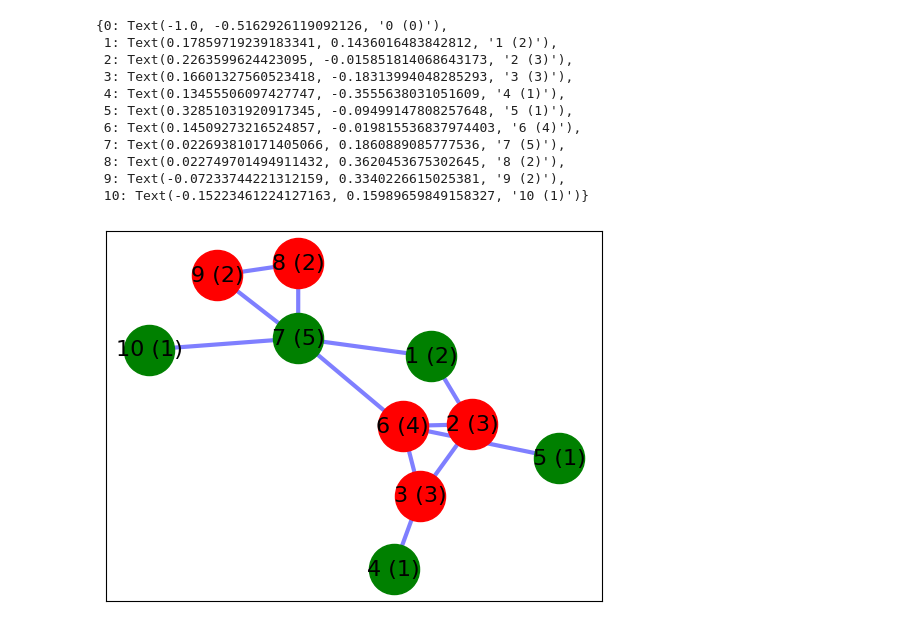
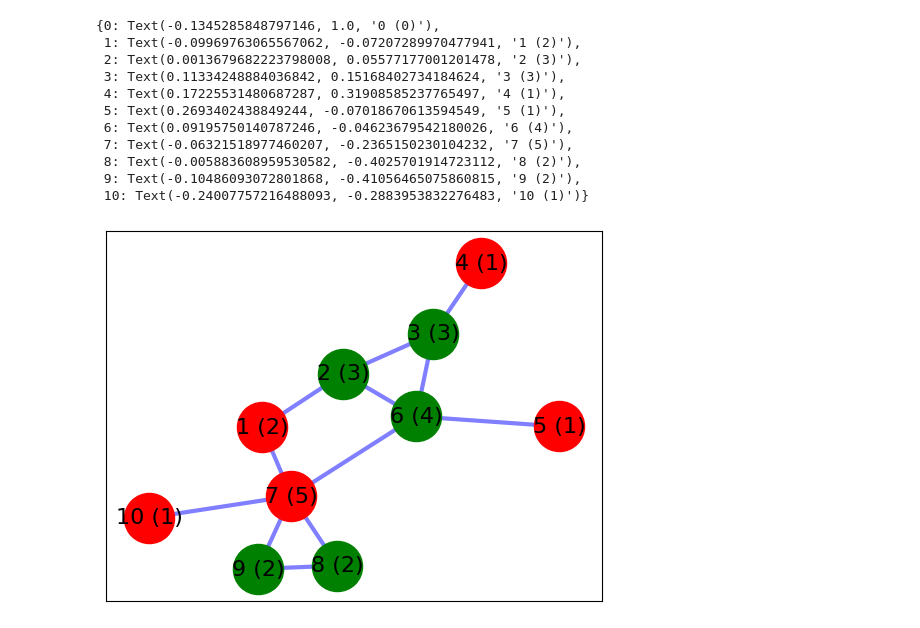
Before and after one commit to fi0909/Desain-dan-Analisis-Algoritma, a Jupyter notebook: Pertemuan_14.ipynb, the cells around one changed output. Cells and saved outputs as stored; diff of their text form; code cells hidden in the pictures.

```diff
--- a/Pertemuan_14.ipynb
+++ b/Pertemuan_14.ipynb
@@ -84,43 +84,43 @@ G.add_nodes_from(vertices)
 G.add_edges_from(edges)
 pos = nx.spring_layout(G)
 # %%
-nx.draw_networkx_nodes(G,pos,nodelist=node_f,label=True,node_color='g',node_size=1300)
-nx.draw_networkx_nodes(G,pos,nodelist=node_nf,label=True ,node_color='r',node_size=1300)
+nx.draw_networkx_nodes(G,pos,nodelist=node_f,label=True,node_color='r',node_size=1300)
+nx.draw_networkx_nodes(G,pos,nodelist=node_nf,label=True ,node_color='g',node_size=1300)
 nx.draw_networkx_edges(G,pos,edges,width =3,alpha=0.5,edge_color='b')
 labels={}
 labels[1]= r'1 F'
 labels[2]= r'2 NF'
 labels[3]= r'3 NF'
 labels[4]= r'4 F'
 labels[5]= r'5 F'
 labels[6]= r'6 NF'
 labels[7]= r'7 F'
 labels[8]= r'8 NF'
 labels[9]= r'9 NF'
 labels[10]= r'10 F'
 
 def calculate_dos(node):
   dos = 0
   for neighbor in G.neighbors(node):
     if labels[neighbor] != labels[node]:
         dos+=1
   return dos
 dos_values ={node : calculate_dos(node) for node in G.nodes()}
 labels = {node : f'{node} ({dos_values[node]})' for node in G.nodes()}
 nx.draw_networkx_labels(G,pos,labels,font_size=16)
 # %% [output]
-{0: Text(-1.0, -0.5162926119092126, '0 (0)'),
- 1: Text(0.17859719239183341, 0.1436016483842812, '1 (2)'),
- 2: Text(0.2263599624423095, -0.015851814068643173, '2 (3)'),
- 3: Text(0.16601327560523418, -0.18313994048285293, '3 (3)'),
- 4: Text(0.13455506097427747, -0.3555638031051609, '4 (1)'),
- 5: Text(0.32851031920917345, -0.09499147808257648, '5 (1)'),
- 6: Text(0.14509273216524857, -0.019815536837974403, '6 (4)'),
- 7: Text(0.022693810171405066, 0.1860889085777536, '7 (5)'),
- 8: Text(0.022749701494911432, 0.3620453675302645, '8 (2)'),
- 9: Text(-0.07233744221312159, 0.3340226615025381, '9 (2)'),
- 10: Text(-0.15223461224127163, 0.15989659849158327, '10 (1)')}
+{0: Text(-0.1345285848797146, 1.0, '0 (0)'),
+ 1: Text(-0.09969763065567062, -0.07207289970477941, '1 (2)'),
+ 2: Text(0.0013679682223798008, 0.05577177001201478, '2 (3)'),
+ 3: Text(0.11334248884036842, 0.15168402734184624, '3 (3)'),
+ 4: Text(0.17225531480687287, 0.31908585237765497, '4 (1)'),
+ 5: Text(0.2693402438849244, -0.07018670613594549, '5 (1)'),
+ 6: Text(0.09195750140787246, -0.04623679542180026, '6 (4)'),
+ 7: Text(-0.06321518977460207, -0.2365150230104232, '7 (5)'),
+ 8: Text(-0.005883608959530582, -0.4025701914723112, '8 (2)'),
+ 9: Text(-0.10486093072801868, -0.41056465075860815, '9 (2)'),
+ 10: Text(-0.24007757216488093, -0.2883953832276483, '10 (1)')}
-[figure, old version]
+[figure, new version]
 # %%
 vertices = range(0,13)
 edges = [ (1,2),
```
Also changed, not shown: parts of 3 cells of this notebook.
